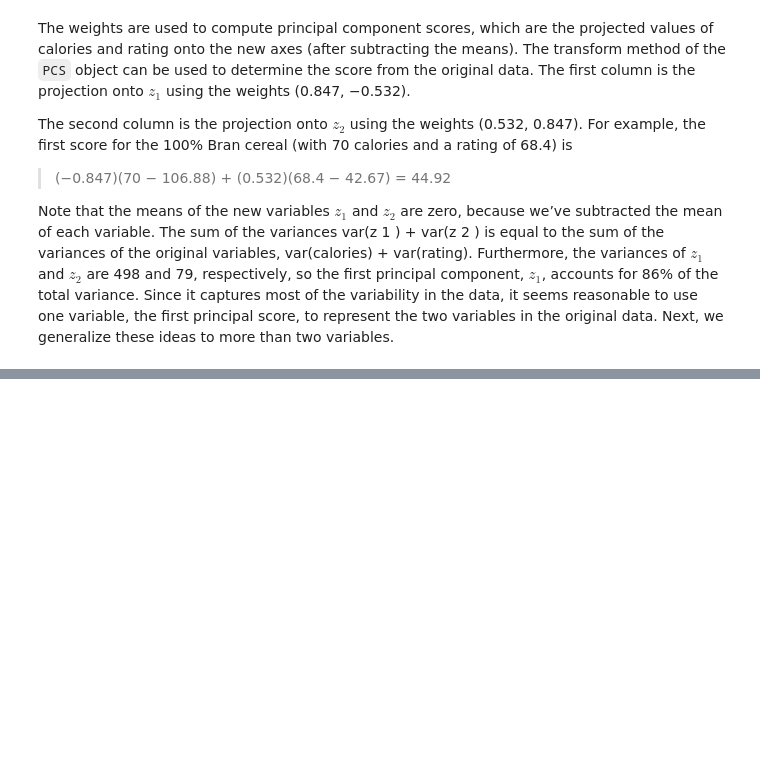
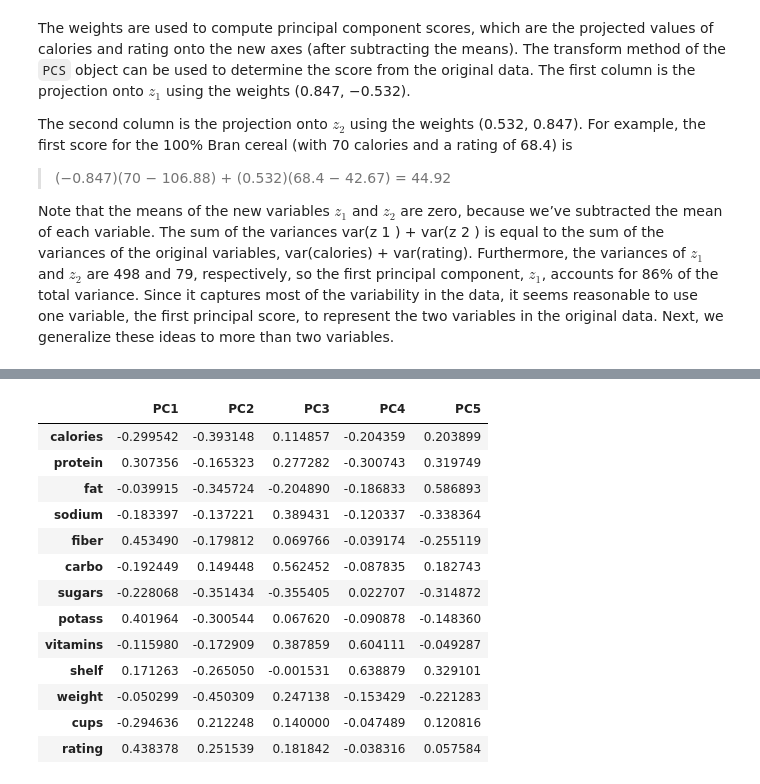
Before and after one commit to jeantardelli/data-mining-for-business-analytics, a Jupyter notebook: analysis/dimension-reduction.ipynb, the cells around one changed output, grey strips where cells are left out. Saved outputs shown, nothing was run; the diff lists cells and outputs as text; code cells hidden in the pictures; blank space fills up the shorter version.

```diff
--- a/analysis/dimension-reduction.ipynb
+++ b/analysis/dimension-reduction.ipynb
@@ -435,0 +515,20 @@ Note that the means of the new variables $z_1$ and $z_2$ are zero, because we’
+# %%
+pcs_components_df = pd.DataFrame(pcs.components_.transpose(),
+                                 columns=pcs_summary_df.columns,
+                                 index=cereals_df.iloc[:, 3:].columns)
+pcs_components_df.iloc[:, :5]
+# %% [output]
+|  | PC1 | PC2 | PC3 | PC4 | PC5 |
+| calories | -0.299542 | -0.393148 | 0.114857 | -0.204359 | 0.203899 |
+| protein | 0.307356 | -0.165323 | 0.277282 | -0.300743 | 0.319749 |
+| fat | -0.039915 | -0.345724 | -0.204890 | -0.186833 | 0.586893 |
+| sodium | -0.183397 | -0.137221 | 0.389431 | -0.120337 | -0.338364 |
+| fiber | 0.453490 | -0.179812 | 0.069766 | -0.039174 | -0.255119 |
+| carbo | -0.192449 | 0.149448 | 0.562452 | -0.087835 | 0.182743 |
+| sugars | -0.228068 | -0.351434 | -0.355405 | 0.022707 | -0.314872 |
+| potass | 0.401964 | -0.300544 | 0.067620 | -0.090878 | -0.148360 |
+| vitamins | -0.115980 | -0.172909 | 0.387859 | 0.604111 | -0.049287 |
+| shelf | 0.171263 | -0.265050 | -0.001531 | 0.638879 | 0.329101 |
+| weight | -0.050299 | -0.450309 | 0.247138 | -0.153429 | -0.221283 |
+| cups | -0.294636 | 0.212248 | 0.140000 | -0.047489 | 0.120816 |
+| rating | 0.438378 | 0.251539 | 0.181842 | -0.038316 | 0.057584 |
```
Also changed, not shown: parts of 8 cells of this notebook, 1 other file.
